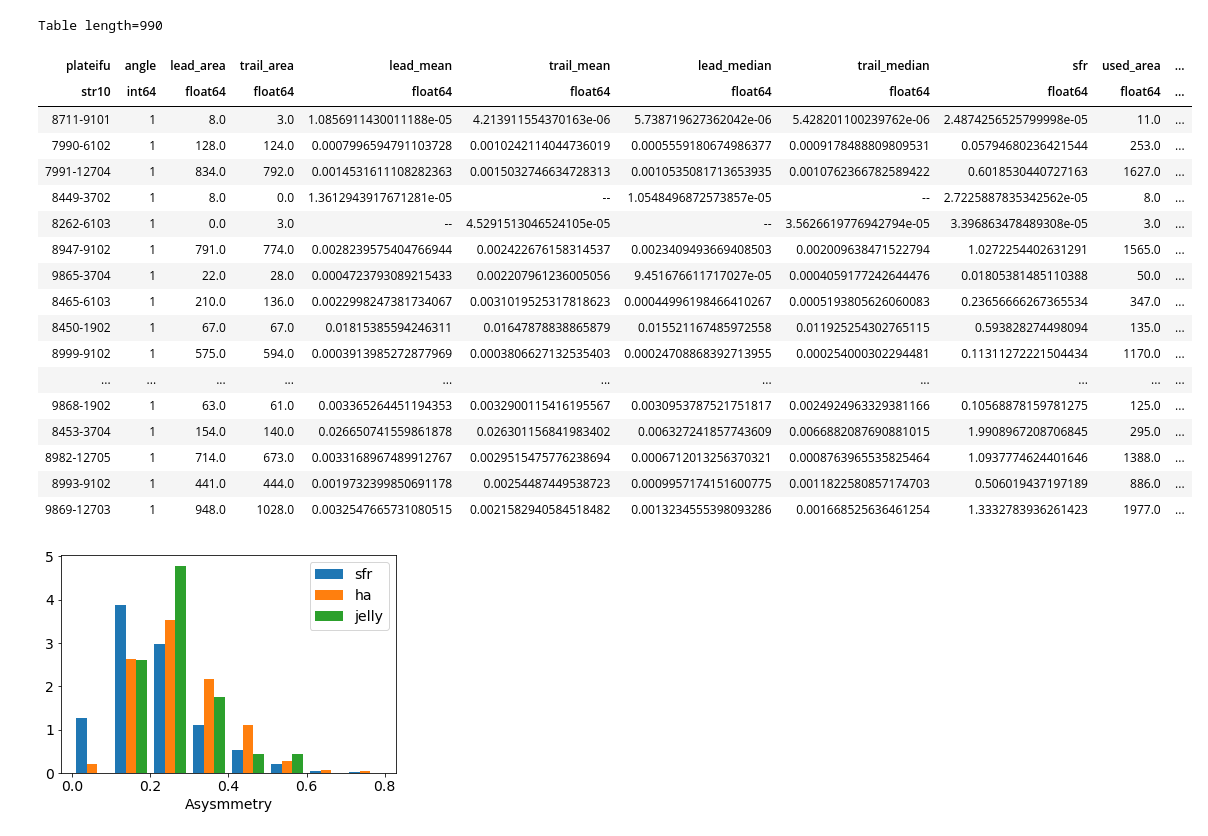
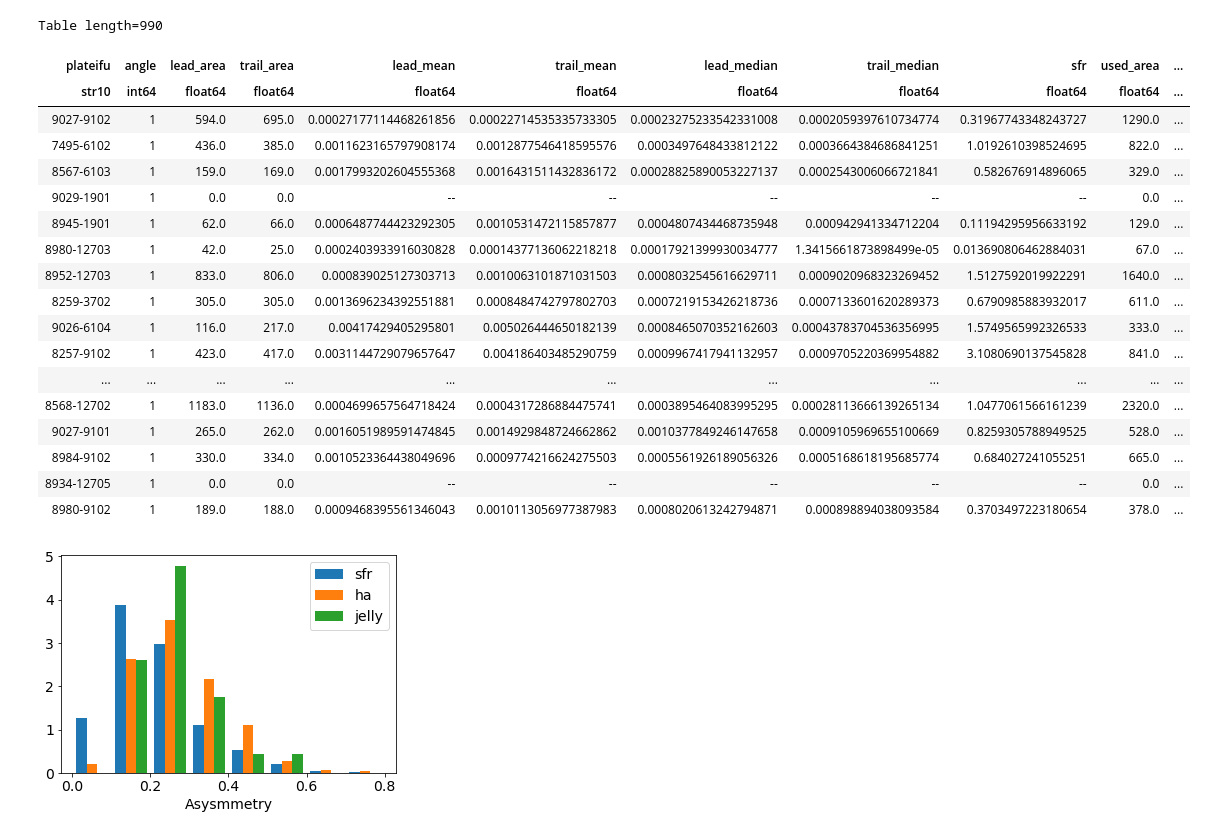
Before and after one commit to CoolTowel/JellyFish, a Jupyter notebook: stat_control.ipynb, the cells around one changed output. Cells and saved outputs as stored; diff of their text form; code cells hidden in the pictures.

```diff
--- a/stat_control.ipynb
+++ b/stat_control.ipynb
@@ -20,26 +19,26 @@ with fits.open(
 ) as hdulist:
     plateifu_list = hdulist[1].data['plateifu']
 # %%
-t = jf.stat_list(plateifu_list, min_snr=2)
+t = jf.stat_list(plateifu_list, min_snr=3,max_radii=1.5)
 t
 # %% [output]
 Table length=990
 | plateifu | angle | lead_area | trail_area | lead_mean | trail_mean | lead_median | trail_median | sfr | used_area | ... |
 | str10 | int64 | float64 | float64 | float64 | float64 | float64 | float64 | float64 | float64 | ... |
-| 8711-9101 | 1 | 8.0 | 3.0 | 1.0856911430011188e-05 | 4.213911554370163e-06 | 5.738719627362042e-06 | 5.428201100239762e-06 | 2.4874256525799998e-05 | 11.0 | ... |
-| 7990-6102 | 1 | 128.0 | 124.0 | 0.0007996594791103728 | 0.0010242114044736019 | 0.0005559180674986377 | 0.0009178488809809531 | 0.05794680236421544 | 253.0 | ... |
-| 7991-12704 | 1 | 834.0 | 792.0 | 0.0014531611108282363 | 0.0015032746634728313 | 0.0010535081713653935 | 0.0010762366782589422 | 0.6018530440727163 | 1627.0 | ... |
-| 8449-3702 | 1 | 8.0 | 0.0 | 1.3612943917671281e-05 | -- | 1.0548496872573857e-05 | -- | 2.7225887835342562e-05 | 8.0 | ... |
-| 8262-6103 | 1 | 0.0 | 3.0 | -- | 4.5291513046524105e-05 | -- | 3.5626619776942794e-05 | 3.396863478489308e-05 | 3.0 | ... |
-| 8947-9102 | 1 | 791.0 | 774.0 | 0.0028239575404766944 | 0.002422676158314537 | 0.0023409493669408503 | 0.002009638471522794 | 1.0272254402631291 | 1565.0 | ... |
-| 9865-3704 | 1 | 22.0 | 28.0 | 0.0004723793089215433 | 0.002207961236005056 | 9.451676611717027e-05 | 0.0004059177242644476 | 0.01805381485110388 | 50.0 | ... |
-| 8465-6103 | 1 | 210.0 | 136.0 | 0.0022998247381734067 | 0.0031019525317818623 | 0.00044996198466410267 | 0.0005193805626060083 | 0.23656666267365534 | 347.0 | ... |
-| 8450-1902 | 1 | 67.0 | 67.0 | 0.01815385594246311 | 0.01647878838865879 | 0.015521167485972558 | 0.011925254302765115 | 0.593828274498094 | 135.0 | ... |
-| 8999-9102 | 1 | 575.0 | 594.0 | 0.0003913985272877969 | 0.0003806627132535403 | 0.00024708868392713955 | 0.000254000302294481 | 0.11311272221504434 | 1170.0 | ... |
+| 9027-9102 | 1 | 594.0 | 695.0 | 0.00027177114468261856 | 0.00022714535335733305 | 0.00023275233542331008 | 0.0002059397610734774 | 0.31967743348243727 | 1290.0 | ... |
+| 7495-6102 | 1 | 436.0 | 385.0 | 0.0011623165797908174 | 0.0012877546418595576 | 0.0003497648433812122 | 0.0003664384686841251 | 1.0192610398524695 | 822.0 | ... |
+| 8567-6103 | 1 | 159.0 | 169.0 | 0.0017993202604555368 | 0.0016431511432836172 | 0.00028825890053227137 | 0.0002543006066721841 | 0.582676914896065 | 329.0 | ... |
+| 9029-1901 | 1 | 0.0 | 0.0 | -- | -- | -- | -- | -- | 0.0 | ... |
+| 8945-1901 | 1 | 62.0 | 66.0 | 0.0006487744423292305 | 0.0010531472115857877 | 0.0004807434468735948 | 0.000942941334712204 | 0.11194295956633192 | 129.0 | ... |
+| 8980-12703 | 1 | 42.0 | 25.0 | 0.0002403933916030828 | 0.00014377136062218218 | 0.00017921399930034777 | 1.3415661873898499e-05 | 0.013690806462884031 | 67.0 | ... |
+| 8952-12703 | 1 | 833.0 | 806.0 | 0.000839025127303713 | 0.0010063101871031503 | 0.0008032545616629711 | 0.0009020968323269452 | 1.5127592019922291 | 1640.0 | ... |
+| 8259-3702 | 1 | 305.0 | 305.0 | 0.0013696234392551881 | 0.0008484742797802703 | 0.0007219153426218736 | 0.0007133601620289373 | 0.6790985883932017 | 611.0 | ... |
+| 9026-6104 | 1 | 116.0 | 217.0 | 0.00417429405295801 | 0.005026444650182139 | 0.0008465070352162603 | 0.00043783704536356995 | 1.5749565992326533 | 333.0 | ... |
+| 8257-9102 | 1 | 423.0 | 417.0 | 0.0031144729079657647 | 0.004186403485290759 | 0.0009967417941132957 | 0.0009705220369954882 | 3.1080690137545828 | 841.0 | ... |
 | ... | ... | ... | ... | ... | ... | ... | ... | ... | ... | ... |
-| 9868-1902 | 1 | 63.0 | 61.0 | 0.003365264451194353 | 0.0032900115416195567 | 0.0030953787521751817 | 0.0024924963329381166 | 0.10568878159781275 | 125.0 | ... |
-| 8453-3704 | 1 | 154.0 | 140.0 | 0.026650741559861878 | 0.026301156841983402 | 0.006327241857743609 | 0.0066882087690881015 | 1.9908967208706845 | 295.0 | ... |
-| 8982-12705 | 1 | 714.0 | 673.0 | 0.0033168967489912767 | 0.0029515475776238694 | 0.0006712013256370321 | 0.0008763965535825464 | 1.0937774624401646 | 1388.0 | ... |
-| 8993-9102 | 1 | 441.0 | 444.0 | 0.0019732399850691178 | 0.00254487449538723 | 0.0009957174151600775 | 0.0011822580857174703 | 0.506019437197189 | 886.0 | ... |
-| 9869-12703 | 1 | 948.0 | 1028.0 | 0.0032547665731080515 | 0.0021582940584518482 | 0.0013234555398093286 | 0.001668525636461254 | 1.3332783936261423 | 1977.0 | ... |
+| 8568-12702 | 1 | 1183.0 | 1136.0 | 0.0004699657564718424 | 0.0004317286884475741 | 0.0003895464083995295 | 0.00028113666139265134 | 1.0477061566161239 | 2320.0 | ... |
+| 9027-9101 | 1 | 265.0 | 262.0 | 0.0016051989591474845 | 0.0014929848724662862 | 0.0010377849246147658 | 0.0009105969655100669 | 0.8259305788949525 | 528.0 | ... |
+| 8984-9102 | 1 | 330.0 | 334.0 | 0.0010523364438049696 | 0.0009774216624275503 | 0.0005561926189056326 | 0.0005168618195685774 | 0.684027241055251 | 665.0 | ... |
+| 8934-12705 | 1 | 0.0 | 0.0 | -- | -- | -- | -- | -- | 0.0 | ... |
+| 8980-9102 | 1 | 189.0 | 188.0 | 0.0009468395561346043 | 0.0010113056977387983 | 0.0008020613242794871 | 0.000898894038093584 | 0.3703497223180654 | 378.0 | ... |
 # %%
```
Also changed, not shown: parts of 3 cells of this notebook, 10 other files.
